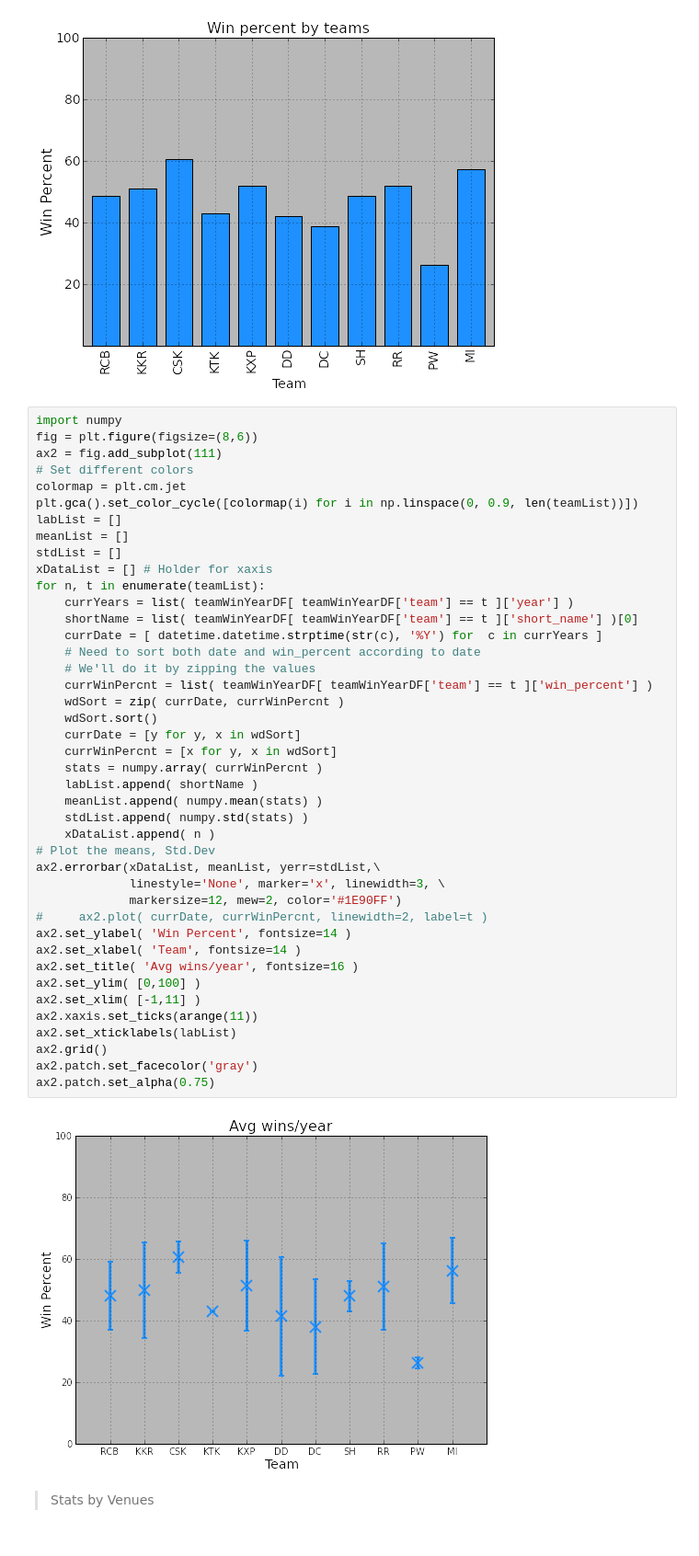
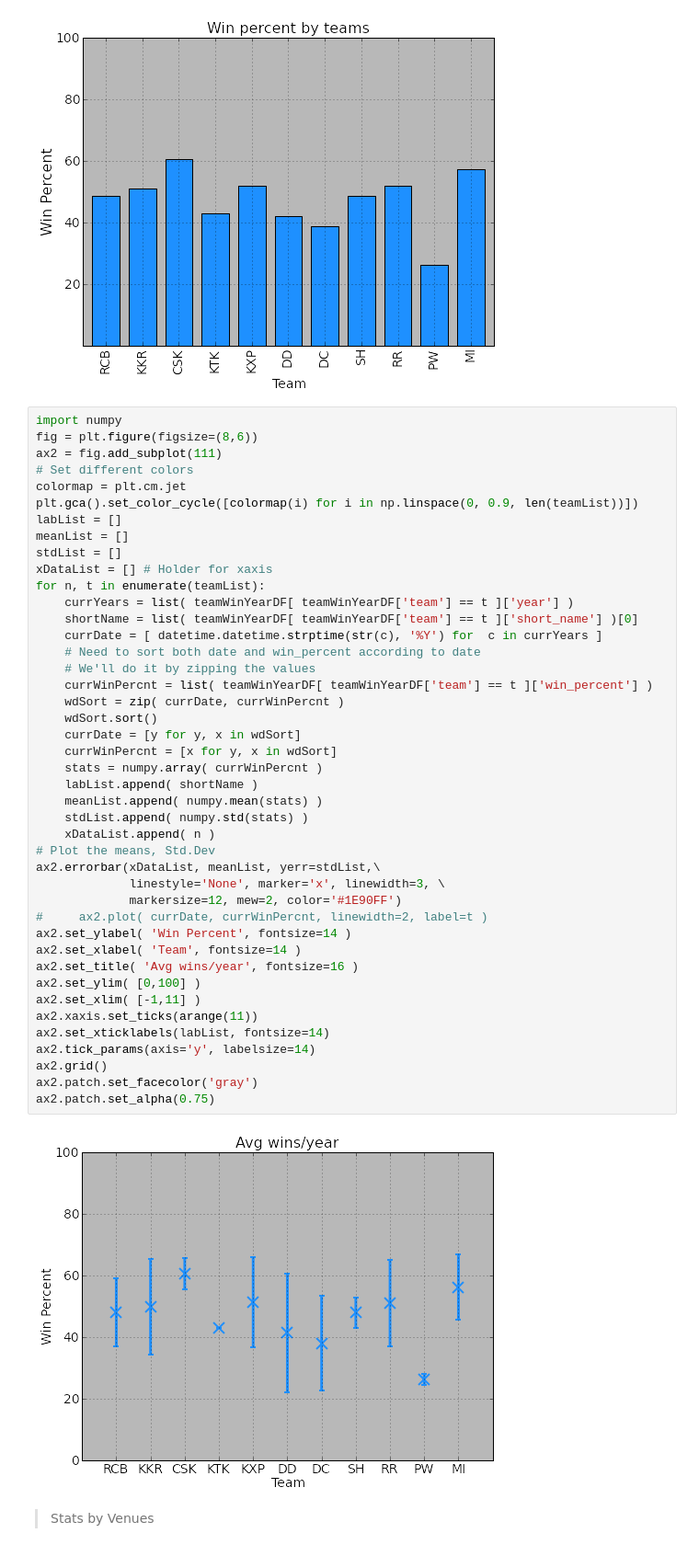
Before and after one commit to bharatreddy/collections, a Jupyter notebook: Team-Analysis.ipynb, the cells around one changed output. Shown at 92% size. Drawn from its saved outputs; the diff is of its cells as text.

```diff
--- a/Team-Analysis.ipynb
+++ b/Team-Analysis.ipynb
@@ -156,35 +156,36 @@ for n, t in enumerate(teamList):
     currYears = list( teamWinYearDF[ teamWinYearDF['team'] == t ]['year'] )
     shortName = list( teamWinYearDF[ teamWinYearDF['team'] == t ]['short_name'] )[0]
     currDate = [ datetime.datetime.strptime(str(c), '%Y') for  c in currYears ]
     # Need to sort both date and win_percent according to date
     # We'll do it by zipping the values
     currWinPercnt = list( teamWinYearDF[ teamWinYearDF['team'] == t ]['win_percent'] )
     wdSort = zip( currDate, currWinPercnt )
     wdSort.sort()
     currDate = [y for y, x in wdSort]
     currWinPercnt = [x for y, x in wdSort]
     stats = numpy.array( currWinPercnt )
     labList.append( shortName )
     meanList.append( numpy.mean(stats) )
     stdList.append( numpy.std(stats) )
     xDataList.append( n )
 # Plot the means, Std.Dev
 ax2.errorbar(xDataList, meanList, yerr=stdList,\
              linestyle='None', marker='x', linewidth=3, \
              markersize=12, mew=2, color='#1E90FF')
 #     ax2.plot( currDate, currWinPercnt, linewidth=2, label=t )
 ax2.set_ylabel( 'Win Percent', fontsize=14 )
 ax2.set_xlabel( 'Team', fontsize=14 )
 ax2.set_title( 'Avg wins/year', fontsize=16 )
 ax2.set_ylim( [0,100] )
 ax2.set_xlim( [-1,11] )
 ax2.xaxis.set_ticks(arange(11))
-ax2.set_xticklabels(labList)
+ax2.set_xticklabels(labList, fontsize=14)
+ax2.tick_params(axis='y', labelsize=14)
 ax2.grid()
 ax2.patch.set_facecolor('gray')
 ax2.patch.set_alpha(0.75)
 # %% [output]
-[figure, old version]
+[figure, new version]
 # %% [markdown]
 > Stats by Venues
 # %%
```
Also changed, not shown: parts of 1 cell of this notebook.
